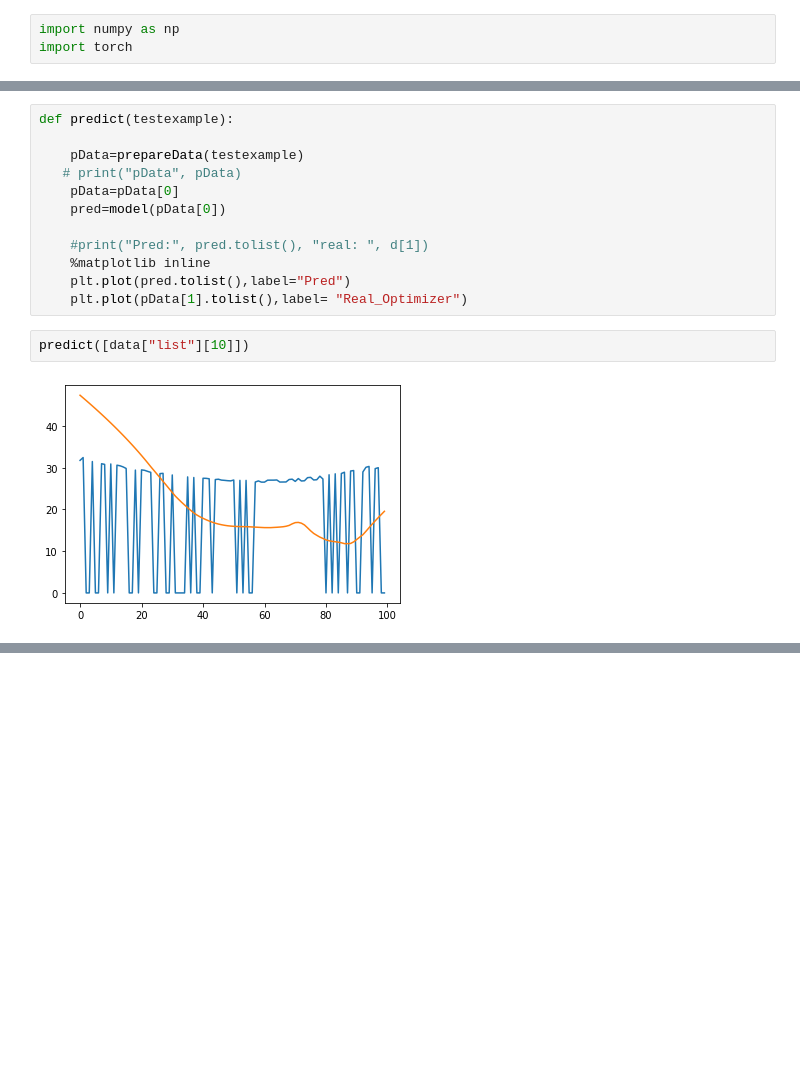
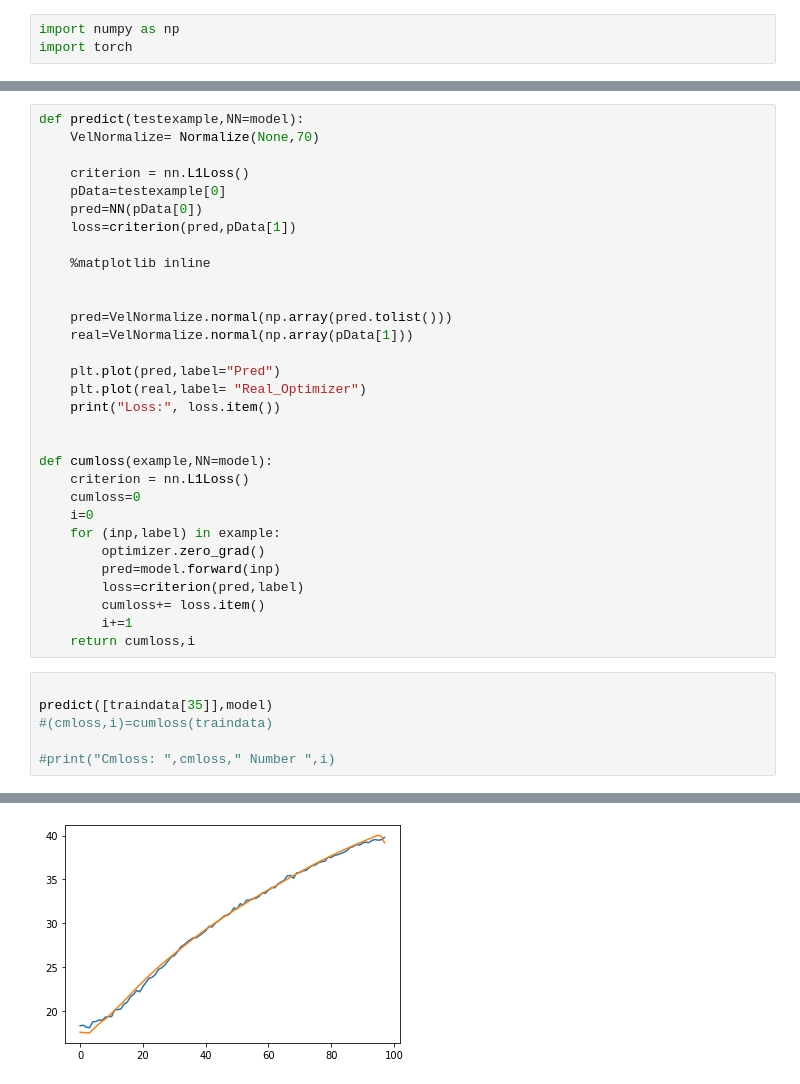
Before and after one commit to LeonKie/BA_Optimization_ML, a Jupyter notebook: MaschineLearning/deeplearningModel/pytorchApproch.ipynb, the cells around one changed output, grey strips where cells are left out. Saved outputs shown, nothing was run; the diff lists cells and outputs as text; blank space fills up the shorter version.

Commit message:
integrating Normalazation plus Scaling

```diff
--- a/MaschineLearning/deeplearningModel/pytorchApproch.ipynb
+++ b/MaschineLearning/deeplearningModel/pytorchApproch.ipynb
@@ -148,16 +226,38 @@ plt.legend()
-# %%
-def predict(testexample):
-
-    pData=prepareData(testexample)
-   # print("pData", pData)
-    pData=pData[0]
-    pred=model(pData[0])
-
-    #print("Pred:", pred.tolist(), "real: ", d[1])
-    %matplotlib inline
-    plt.plot(pred.tolist(),label="Pred")
-    plt.plot(pData[1].tolist(),label= "Real_Optimizer")
-# %%
-predict([data["list"][10]])
-# %% [output]
-[figure, removed]
+# %%
+def predict(testexample,NN=model):
+    VelNormalize= Normalize(None,70)
+
+    criterion = nn.L1Loss()
+    pData=testexample[0]
+    pred=NN(pData[0])
+    loss=criterion(pred,pData[1])
+
+    %matplotlib inline
+
+
+    pred=VelNormalize.normal(np.array(pred.tolist()))
+    real=VelNormalize.normal(np.array(pData[1]))
+
+    plt.plot(pred,label="Pred")
+    plt.plot(real,label= "Real_Optimizer")
+    print("Loss:", loss.item())
+
+
+def cumloss(example,NN=model):
+    criterion = nn.L1Loss()
+    cumloss=0
+    i=0
+    for (inp,label) in example:
+        optimizer.zero_grad()
+        pred=model.forward(inp)
+        loss=criterion(pred,label)
+        cumloss+= loss.item()
+        i+=1
+    return cumloss,i
+# %%
+
+predict([traindata[35]],model)
+#(cmloss,i)=cumloss(traindata)
+
+#print("Cmloss: ",cmloss," Number ",i)
+# %% [output]
@@ -163,0 +266 @@ predict([data["list"][10]])
+[figure, added]
```
Also changed, not shown: parts of 13 cells of this notebook, 5 other files.
